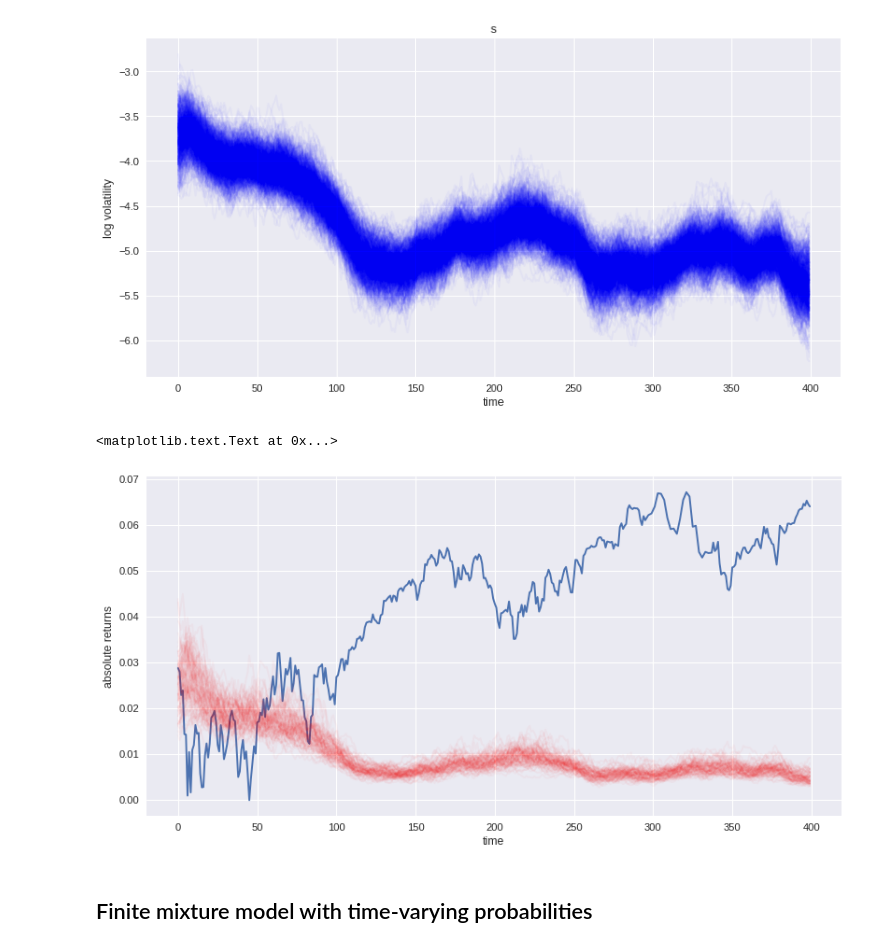
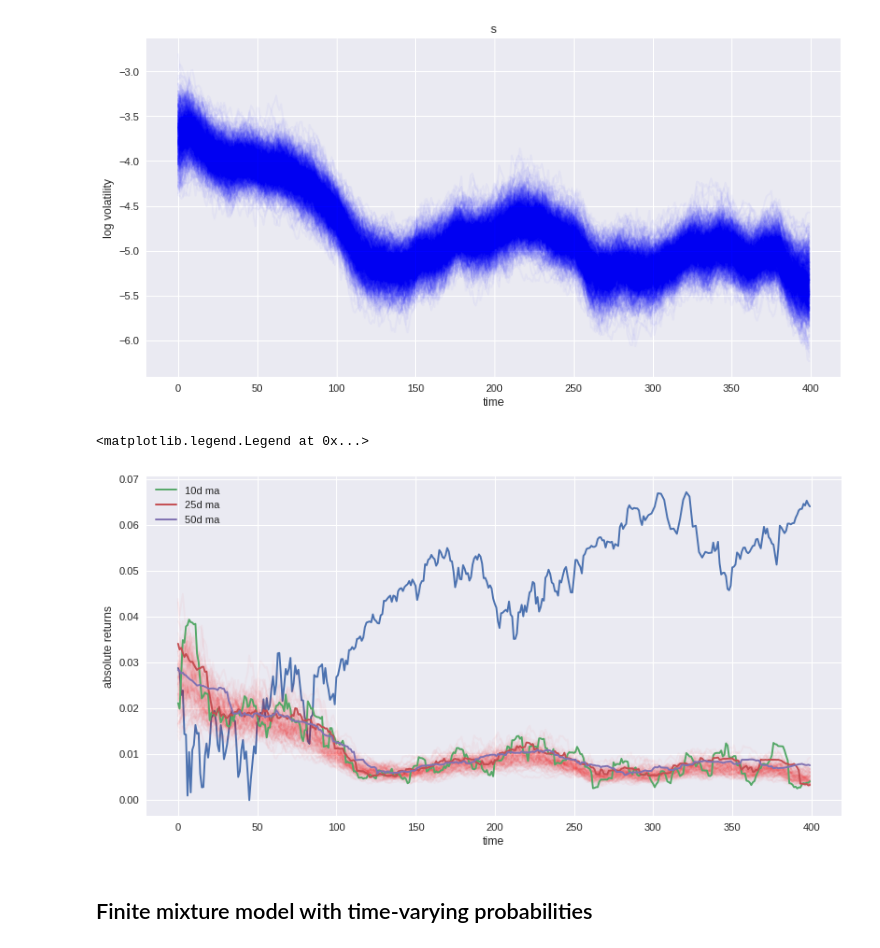
Before and after one commit to cs224/dev-meetup-bayesian-methods-for-hackers, a Jupyter notebook: bayesian-methods-for-hackers.ipynb, the cells around one changed output. Saved outputs shown, nothing was run; the diff lists cells and outputs as text; code cells hidden in the pictures.

```diff
--- a/bayesian-methods-for-hackers.ipynb
+++ b/bayesian-methods-for-hackers.ipynb
@@ -875,15 +886,20 @@ ax.set_ylabel('log volatility')
 # %%
 fig=plt.figure(figsize=(12,6), dpi= 80, facecolor='w', edgecolor='k')
 ax = plt.subplot(111)
 # ax.plot(np.abs(sp500_model_returns))
 ax.plot(sp500_model_returns.cumsum()*.2+0.03)#
 sd = np.exp(sp500_model_trace[sp500_model_burn_in:]['s'][::sp500_model_thinning].T)
 ax.plot(sd, 'r', alpha=.03);
+sp500_model_returns_df = pd.DataFrame({'r': sp500_model_returns})
+ax.plot(sp500_model_returns_df.rolling(10, min_periods=1, center=True).std(), label='10d ma')
+ax.plot(sp500_model_returns_df.rolling(25, min_periods=1, center=True).std(), label='25d ma')
+ax.plot(sp500_model_returns_df.rolling(50, min_periods=1, center=True).std(), label='50d ma')
 ax.set_xlabel('time')
 ax.set_ylabel('absolute returns')
+ax.legend()
 # %% [output]
-<matplotlib.text.Text at 0x...>
+<matplotlib.legend.Legend at 0x...>
-[figure, old version]
+[figure, new version]
 # %% [markdown]
 ## Finite mixture model with time-varying probabilities
 # %% [markdown]
```
Also changed, not shown: parts of 21 cells of this notebook.
